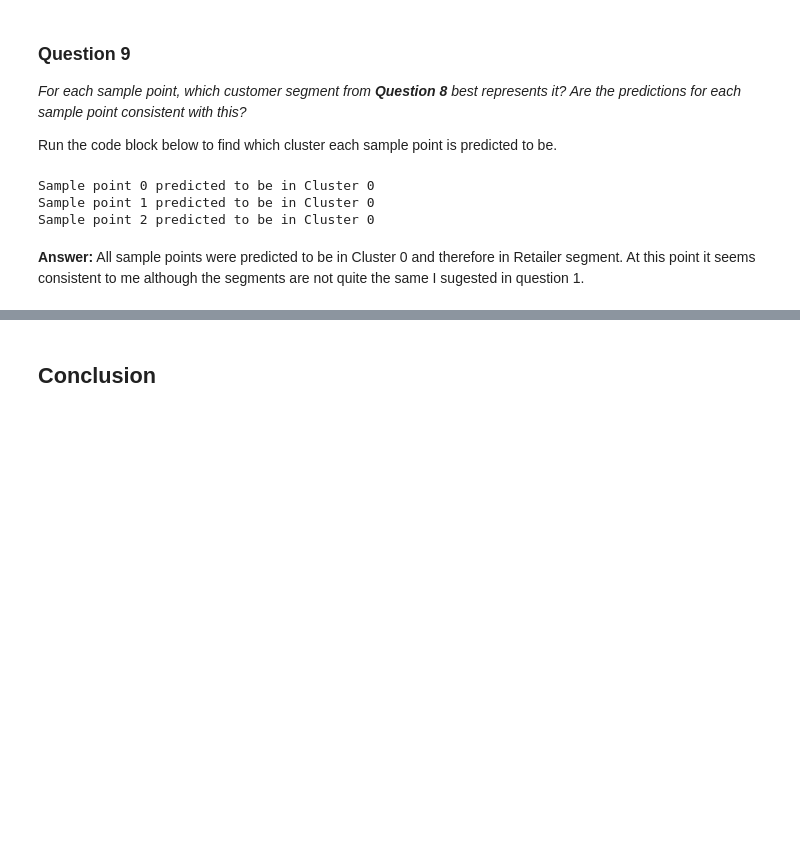
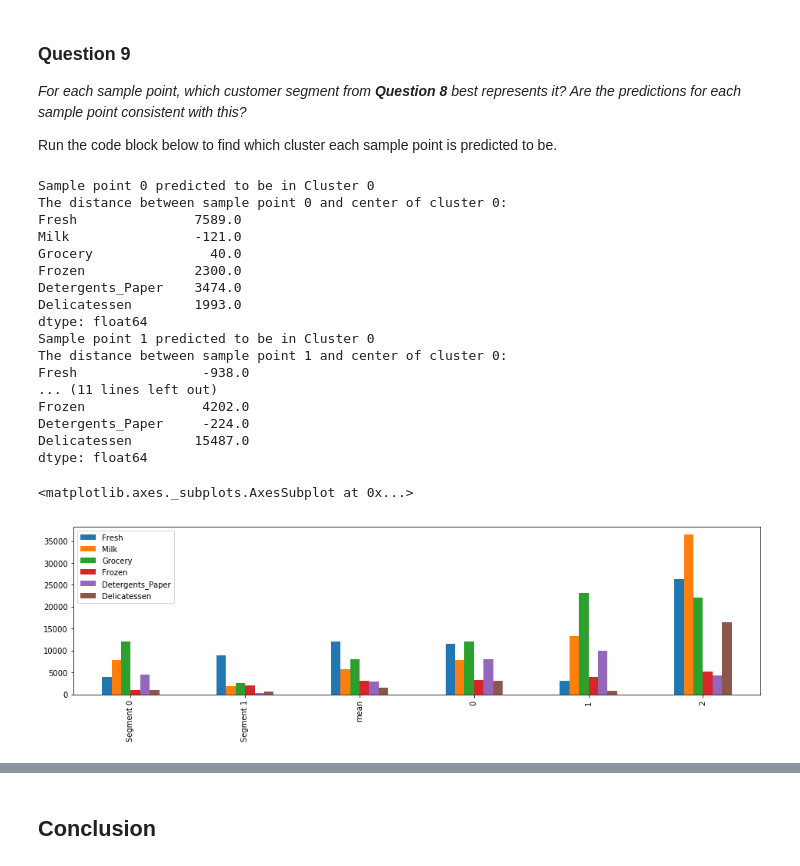
Before and after one commit to therodsouza/machine-learning, a Jupyter notebook: projects/customer_segments/customer_segments.ipynb, the cells around one changed output, grey strips where cells are left out. Cells and saved outputs as stored; diff of their text form; code cells hidden in the pictures; blank space fills up the shorter version.

```diff
--- a/projects/customer_segments/customer_segments.ipynb
+++ b/projects/customer_segments/customer_segments.ipynb
@@ -486,13 +534,32 @@ Customer assigned to cluster 1 may be identify with Restaurant or Hotel segment
 
 Run the code block below to find which cluster each sample point is predicted to be.
 # %%
+
+
 # Display the predictions
 for i, pred in enumerate(sample_preds):
     print "Sample point", i, "predicted to be in Cluster", pred
+    print 'The distance between sample point {} and center of cluster {}:'.format(i, pred)
+    print (samples.iloc[i] - true_centers.iloc[pred])
+
+true_centers.append(data.describe().loc['mean']).append(samples).plot(kind = 'bar', figsize = (16, 4))
 # %% [output]
 Sample point 0 predicted to be in Cluster 0
+The distance between sample point 0 and center of cluster 0:
+Fresh               7589.0
+Milk                -121.0
+Grocery               40.0
+Frozen              2300.0
+Detergents_Paper    3474.0
+Delicatessen        1993.0
+dtype: float64
 Sample point 1 predicted to be in Cluster 0
-Sample point 2 predicted to be in Cluster 0
+The distance between sample point 1 and center of cluster 0:
+Fresh                -938.0
+... (11 lines left out)
+Frozen               4202.0
+Detergents_Paper     -224.0
+Delicatessen        15487.0
+dtype: float64
+<matplotlib.axes._subplots.AxesSubplot at 0x...>
+[figure, added]
-# %% [markdown]
-**Answer:**
-All sample points were predicted to be in Cluster 0 and therefore in Retailer segment. At this point it seems consistent to me although the segments are not quite the same I sugested in question 1.
```
Also changed, not shown: parts of 15 cells of this notebook, 1 other file.
